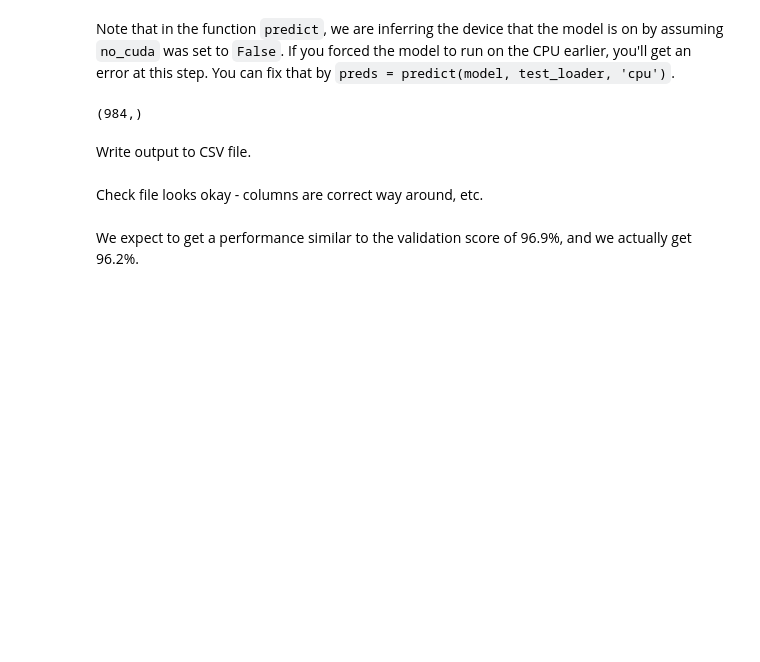
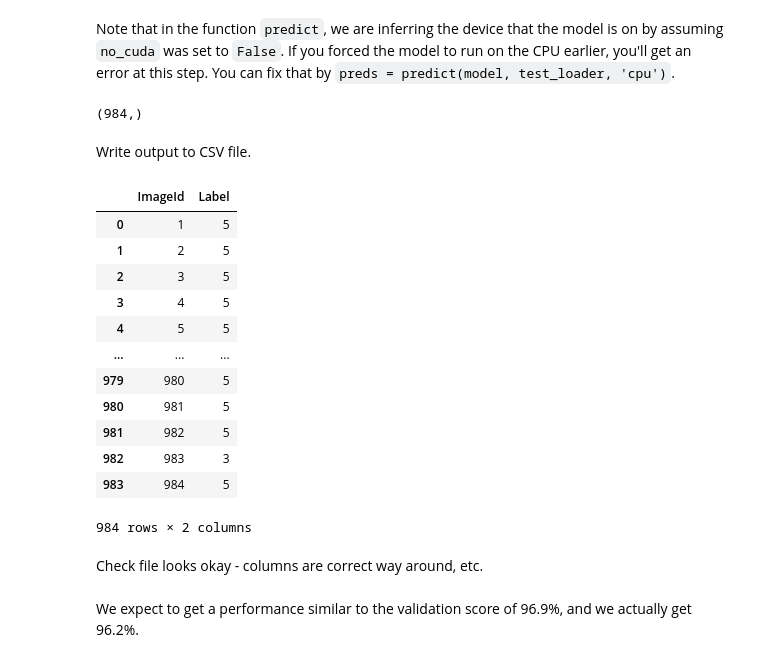
Before and after one commit to Kenny-Heitritter/MLArtUIowa, a Jupyter notebook: Code/pytorch-gpu-training.ipynb, the cells around one changed output. Drawn from its saved outputs; the diff is of its cells as text; code cells hidden in the pictures; blank space fills up the shorter version.

```diff
--- a/Code/pytorch-gpu-training.ipynb
+++ b/Code/pytorch-gpu-training.ipynb
@@ -535,6 +575,22 @@ out_df = pd.DataFrame(
 )
 # %% [markdown]
 Write output to CSV file.
+# %%
+out_df
+# %% [output]
+|  | ImageId | Label |
+| 0 | 1 | 5 |
+| 1 | 2 | 5 |
+| 2 | 3 | 5 |
+| 3 | 4 | 5 |
+| 4 | 5 | 5 |
+| ... | ... | ... |
+| 979 | 980 | 5 |
+| 980 | 981 | 5 |
+| 981 | 982 | 5 |
+| 982 | 983 | 3 |
+| 983 | 984 | 5 |
+984 rows × 2 columns
 # %%
 out_df.to_csv('submission.csv', index=False)
 # %% [markdown]
```
Also changed, not shown: parts of 10 cells of this notebook, 14 other files.
